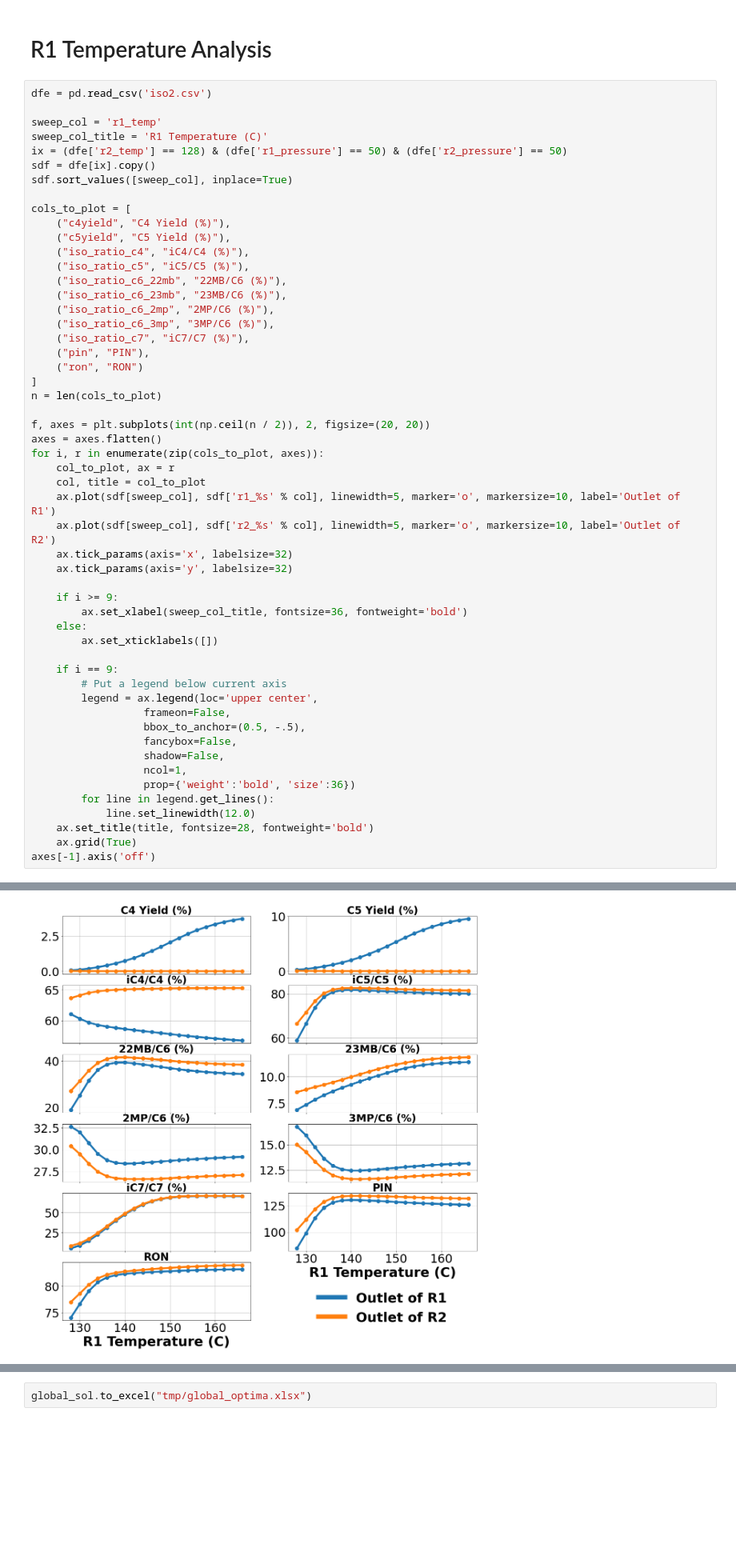
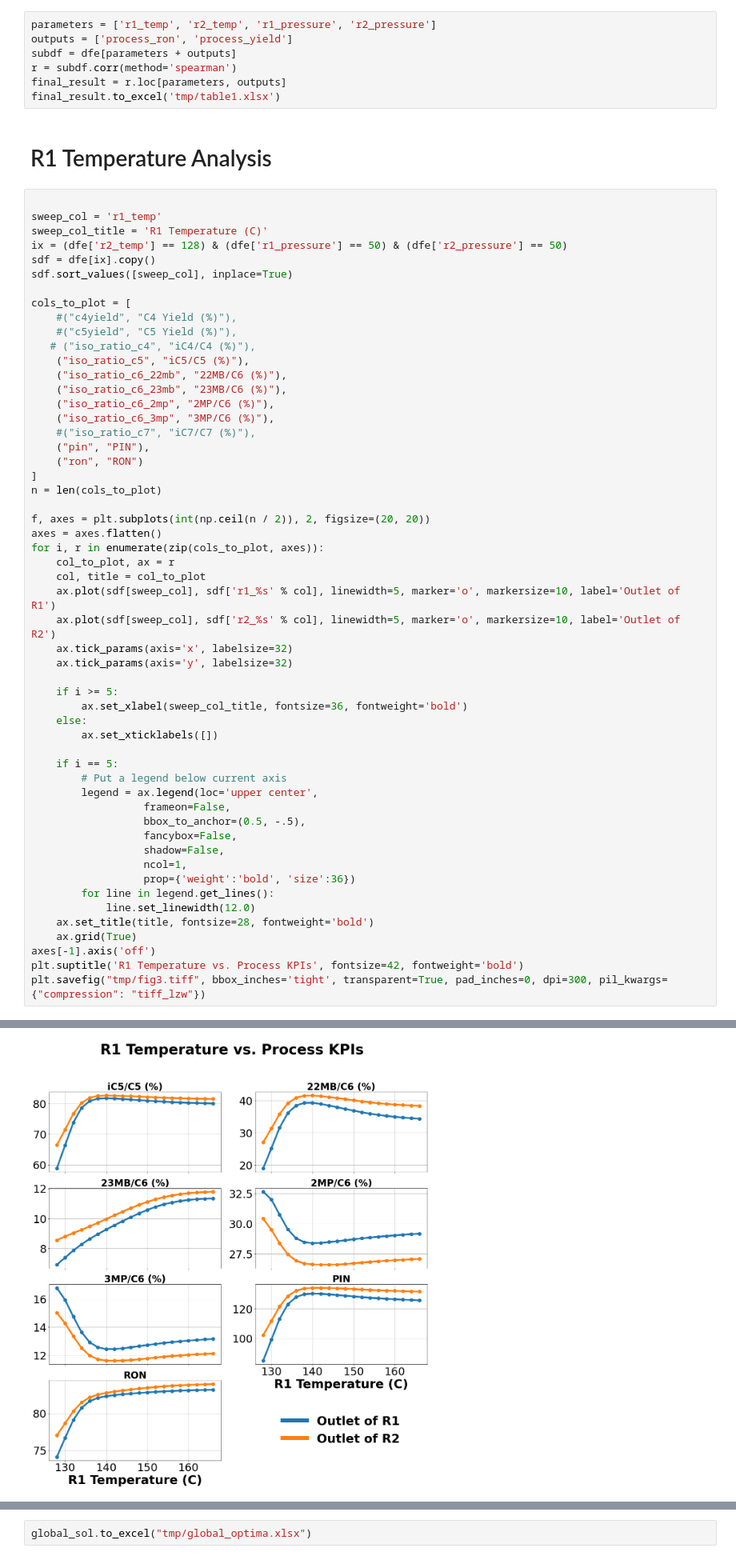
Before and after one commit to KISRDevelopment/iso-exploration, a Jupyter notebook: global_optima.ipynb, the cells around one changed output, grey strips where cells are left out. Shown at 80% size. Cells and saved outputs as stored; diff of their text form; blank space fills up the shorter version.

Commit message:
redo figures for submission

```diff
--- a/global_optima.ipynb
+++ b/global_optima.ipynb
@@ -14,7 +10,13 @@ df = pd.read_csv('iso.csv')
+# %%
+parameters = ['r1_temp', 'r2_temp', 'r1_pressure', 'r2_pressure']
+outputs = ['process_ron', 'process_yield']
+subdf = dfe[parameters + outputs]
+r = subdf.corr(method='spearman')
+final_result = r.loc[parameters, outputs]
+final_result.to_excel('tmp/table1.xlsx')
 # %% [markdown]
 # R1 Temperature Analysis
 # %%
-dfe = pd.read_csv('iso2.csv')
 
 sweep_col = 'r1_temp'
 sweep_col_title = 'R1 Temperature (C)'
@@ -23,15 +25,15 @@ sdf = dfe[ix].copy()
 sdf.sort_values([sweep_col], inplace=True)
 
 cols_to_plot = [
-    ("c4yield", "C4 Yield (%)"),
-    ("c5yield", "C5 Yield (%)"),
-    ("iso_ratio_c4", "iC4/C4 (%)"),
+    #("c4yield", "C4 Yield (%)"),
+    #("c5yield", "C5 Yield (%)"),
+   # ("iso_ratio_c4", "iC4/C4 (%)"),
     ("iso_ratio_c5", "iC5/C5 (%)"),
     ("iso_ratio_c6_22mb", "22MB/C6 (%)"),
     ("iso_ratio_c6_23mb", "23MB/C6 (%)"),
     ("iso_ratio_c6_2mp", "2MP/C6 (%)"),
     ("iso_ratio_c6_3mp", "3MP/C6 (%)"),
-    ("iso_ratio_c7", "iC7/C7 (%)"),
+    #("iso_ratio_c7", "iC7/C7 (%)"),
     ("pin", "PIN"),
     ("ron", "RON")
 ]
@@ -47,12 +49,12 @@ for i, r in enumerate(zip(cols_to_plot, axes)):
     ax.tick_params(axis='x', labelsize=32)
     ax.tick_params(axis='y', labelsize=32)
 
-    if i >= 9:
+    if i >= 5:
         ax.set_xlabel(sweep_col_title, fontsize=36, fontweight='bold')
     else:
         ax.set_xticklabels([])
 
-    if i == 9:
+    if i == 5:
         # Put a legend below current axis
         legend = ax.legend(loc='upper center',
                   frameon=False,
@@ -66,4 +68,6 @@ for i, r in enumerate(zip(cols_to_plot, axes)):
     ax.set_title(title, fontsize=28, fontweight='bold')
     ax.grid(True)
 axes[-1].axis('off')
+plt.suptitle('R1 Temperature vs. Process KPIs', fontsize=42, fontweight='bold')
+plt.savefig("tmp/fig3.tiff", bbox_inches='tight', transparent=True, pad_inches=0, dpi=300, pil_kwargs={"compression": "tiff_lzw"})
 # %% [output]
@@ -71,4 +74,4 @@ axes[-1].axis('off')
-[figure, old version]
+[figure, new version]
 # %% [markdown]
 # Production Proportions as Function of R1 Temperature
 # %%
```
Also changed, not shown: parts of 17 cells of this notebook, 2 other files.
